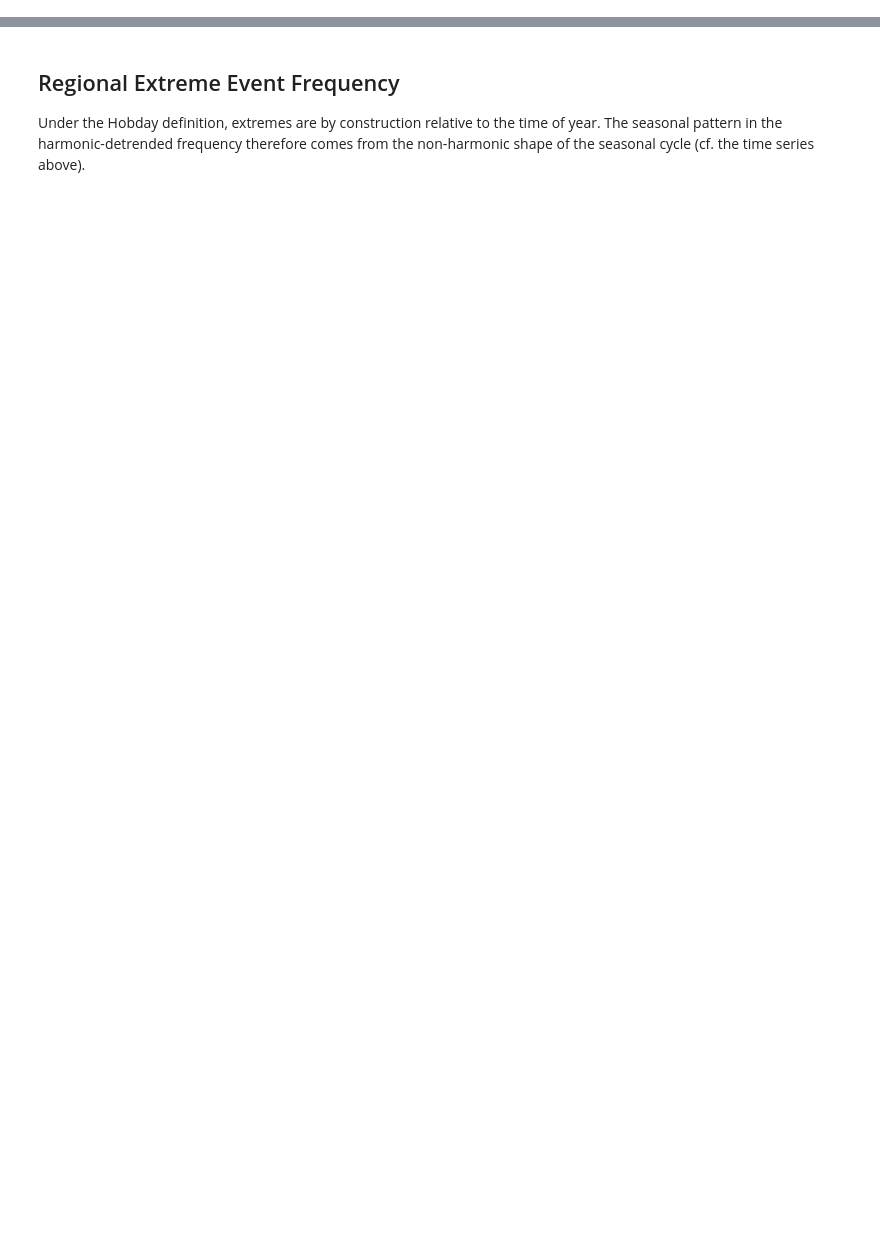
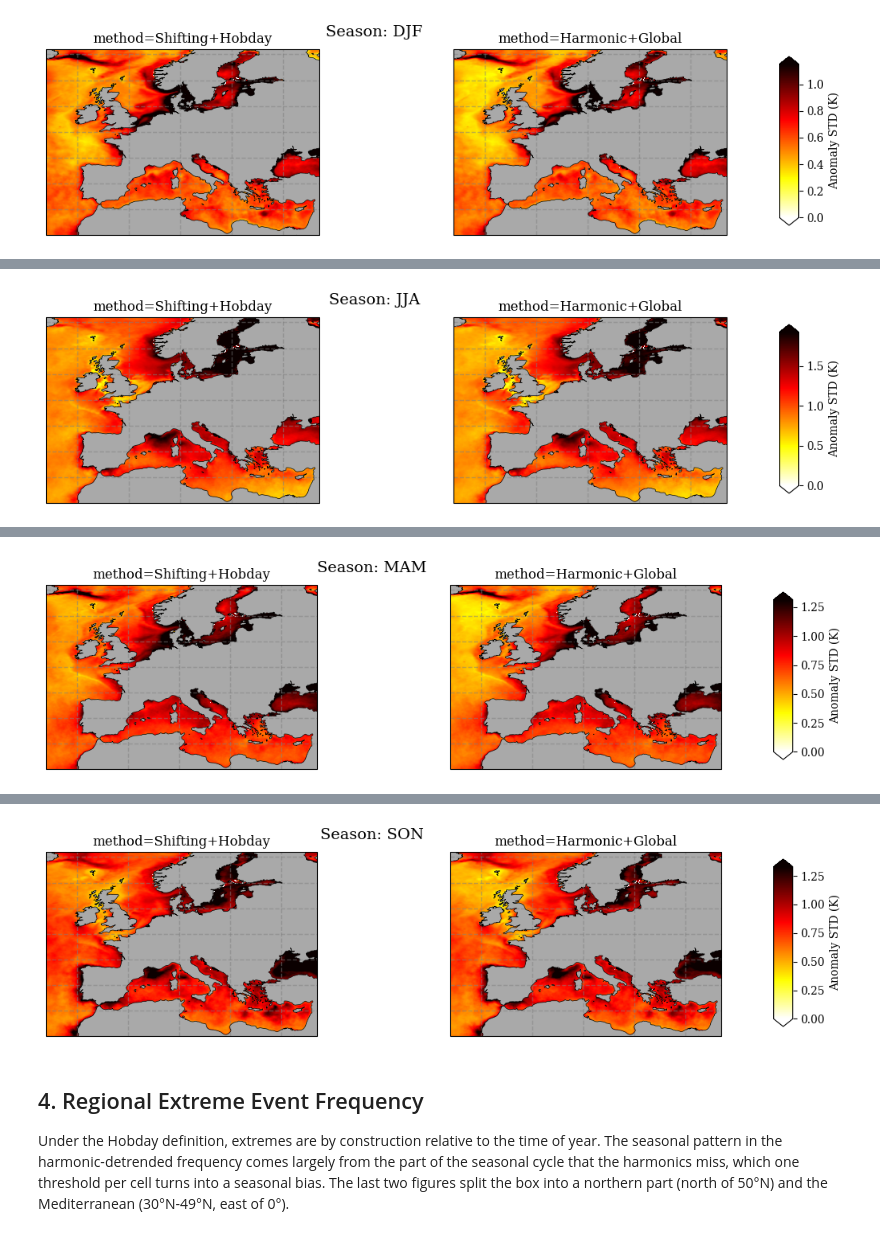
Before and after one commit to wienkers/marEx, a Jupyter notebook: examples/regional/01_preprocess_extremes.ipynb, the cells around one changed output, grey strips where cells are left out. Drawn from its saved outputs; the diff is of its cells as text; code cells hidden in the pictures; blank space fills up the shorter version.

```diff
--- a/examples/regional/01_preprocess_extremes.ipynb
+++ b/examples/regional/01_preprocess_extremes.ipynb
@@ -462,0 +388,8 @@ for season in seasons:
+# %%
+seasonal_std = by_method(lambda ds: ds.dat_anomaly.groupby("time.season").std(dim="time")).persist()
+
+config = marEx.PlotConfig(
+    var_units="Anomaly STD (K)", cmap="hot_r", cperc=[0, 96], grid_labels=False, show_colorbar=True, projection=ccrs.PlateCarree()
+)
+plot_by_season(seasonal_std, config)
+# %% [output]
@@ -462,0 +400 @@ for season in seasons:
+[figure, added]
@@ -462,0 +405 @@ for season in seasons:
+[figure, added]
@@ -462,0 +410 @@ for season in seasons:
+[figure, added]
@@ -463,7 +415,9 @@ for season in seasons:
+[figure, added]
 # %% [markdown]
-## Regional Extreme Event Frequency
+## 4. Regional Extreme Event Frequency
 
 Under the Hobday definition, extremes are by construction relative to the time of year. The seasonal pattern in the
-harmonic-detrended frequency therefore comes from the non-harmonic shape of the seasonal cycle (cf. the time series
-above).
+harmonic-detrended frequency comes largely from the part of the seasonal cycle that the harmonics miss, which one
+threshold per cell turns into a seasonal bias. The last two figures
+split the box into a northern part (north of 50°N) and the Mediterranean (30°N-49°N, east of 0°).
 # %%
```
Also changed, not shown: parts of 34 cells of this notebook, 42 other files.
